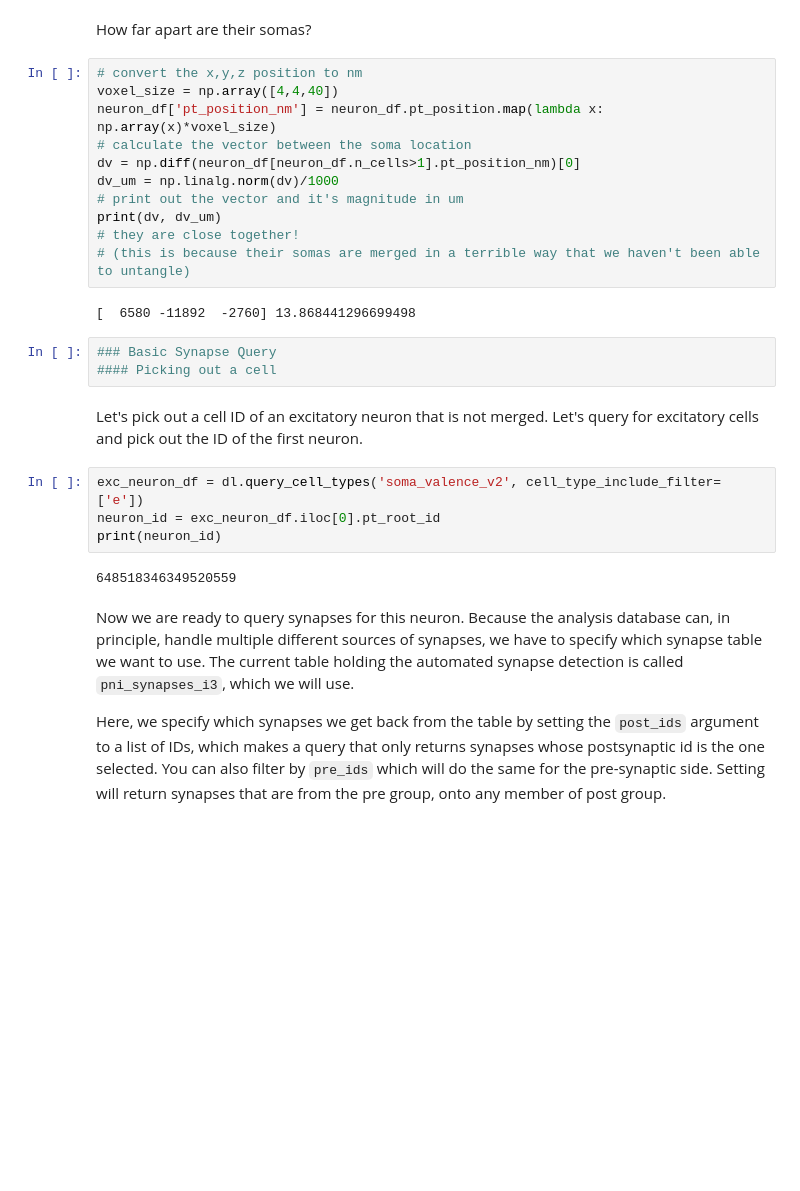
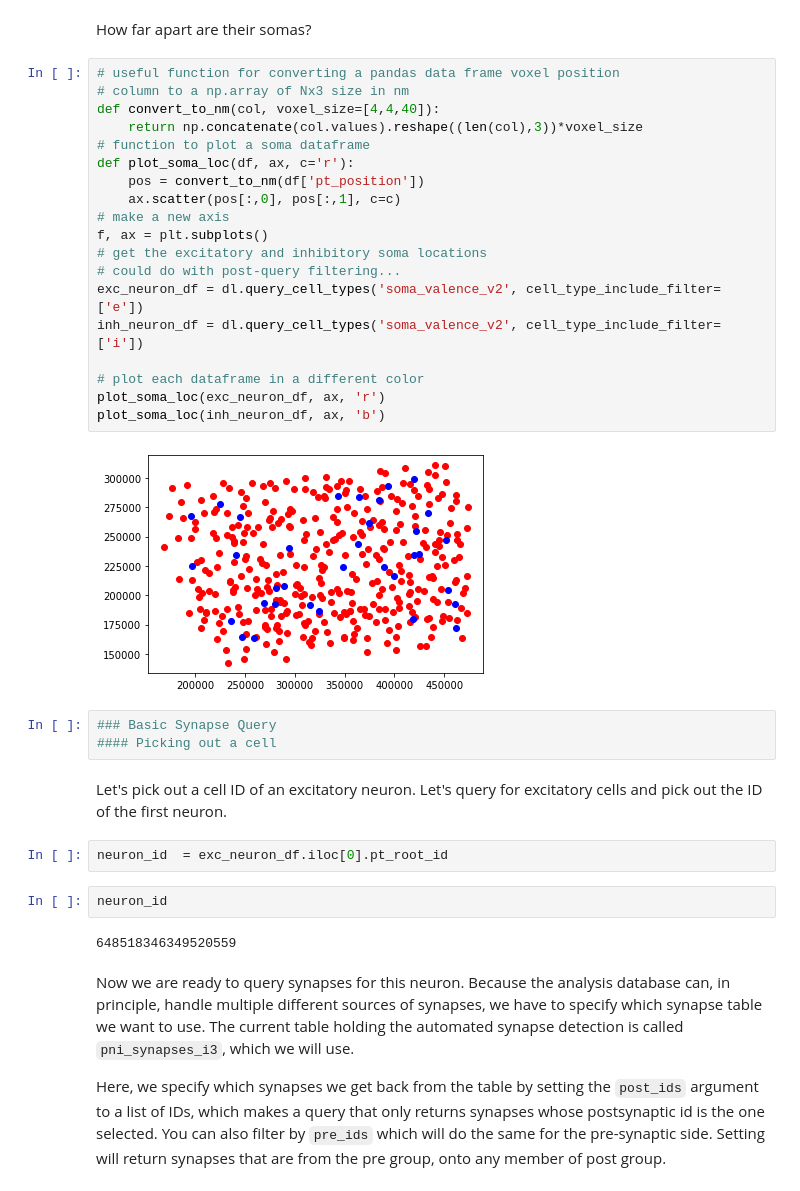
Before and after one commit to AllenInstitute/SWDB_2019, a Jupyter notebook: DynamicBrain/EM_Connectome_Intro.ipynb, the cells around one changed output. Drawn from its saved outputs; the diff is of its cells as text; blank space fills up the shorter version.

```diff
--- a/DynamicBrain/EM_Connectome_Intro.ipynb
+++ b/DynamicBrain/EM_Connectome_Intro.ipynb
@@ -66,29 +63,37 @@ neuron_df[neuron_df.n_cells>1]
 # %% [markdown]
 How far apart are their somas?
-# %%
-# convert the x,y,z position to nm
-voxel_size = np.array([4,4,40])
-neuron_df['pt_position_nm'] = neuron_df.pt_position.map(lambda x: np.array(x)*voxel_size)
-# calculate the vector between the soma location
-dv = np.diff(neuron_df[neuron_df.n_cells>1].pt_position_nm)[0]
-dv_um = np.linalg.norm(dv)/1000
-# print out the vector and it's magnitude in um
-print(dv, dv_um)
-# they are close together!
-# (this is because their somas are merged in a terrible way that we haven't been able to untangle)
-# %% [output]
-[  6580 -11892  -2760] 13.868441296699498
+# %%
+# useful function for converting a pandas data frame voxel position
+# column to a np.array of Nx3 size in nm
+def convert_to_nm(col, voxel_size=[4,4,40]):
+    return np.concatenate(col.values).reshape((len(col),3))*voxel_size
+# function to plot a soma dataframe
+def plot_soma_loc(df, ax, c='r'):
+    pos = convert_to_nm(df['pt_position'])
+    ax.scatter(pos[:,0], pos[:,1], c=c)
+# make a new axis
+f, ax = plt.subplots()
+# get the excitatory and inhibitory soma locations
+# could do with post-query filtering...
+exc_neuron_df = dl.query_cell_types('soma_valence_v2', cell_type_include_filter=['e'])
+inh_neuron_df = dl.query_cell_types('soma_valence_v2', cell_type_include_filter=['i'])
+
+# plot each dataframe in a different color
+plot_soma_loc(exc_neuron_df, ax, 'r')
+plot_soma_loc(inh_neuron_df, ax, 'b')
+# %% [output]
+[figure, added]
 # %%
 ### Basic Synapse Query
 #### Picking out a cell
 # %% [markdown]
-Let's pick out a cell ID of an excitatory neuron that is not merged.  Let's query for excitatory cells and pick out the ID of the first neuron.
+Let's pick out a cell ID of an excitatory neuron.  Let's query for excitatory cells and pick out the ID of the first neuron.
-# %%
-exc_neuron_df = dl.query_cell_types('soma_valence_v2', cell_type_include_filter=['e'])
-neuron_id = exc_neuron_df.iloc[0].pt_root_id
-print(neuron_id)
-# %% [output]
-648518346349520559
+# %%
+neuron_id  = exc_neuron_df.iloc[0].pt_root_id
+# %%
+neuron_id
+# %% [output]
+648518346349520559
 # %% [markdown]
 Now we are ready to query synapses for this neuron. Because the analysis database can, in principle, handle multiple different sources of synapses, we have to specify which synapse table we want to use. The current table holding the automated synapse detection is called `pni_synapses_i3`, which we will use.
 
```
Also changed, not shown: parts of 39 cells of this notebook.
